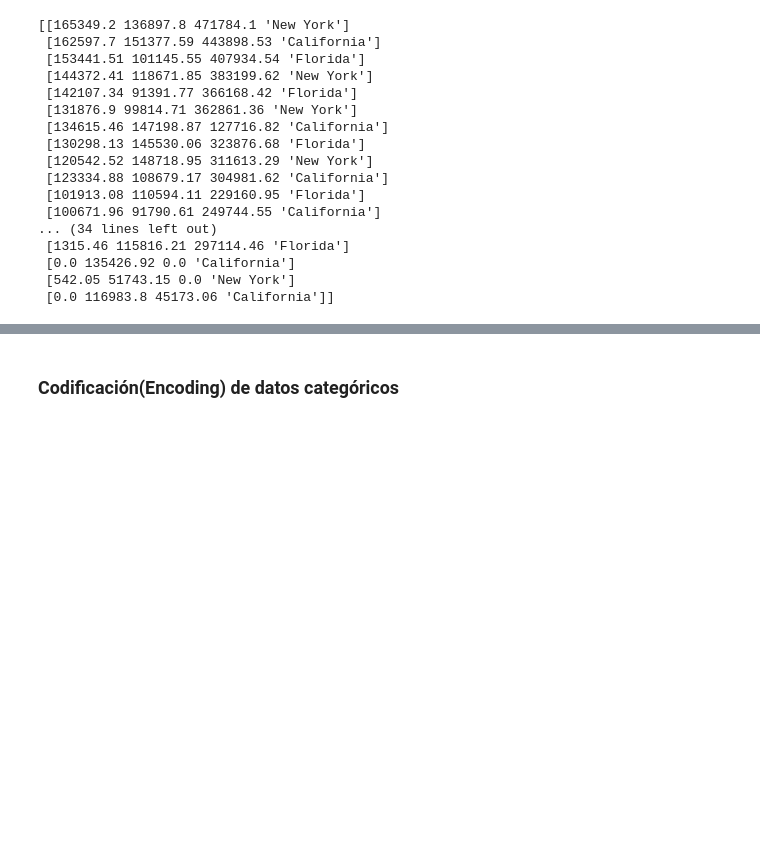
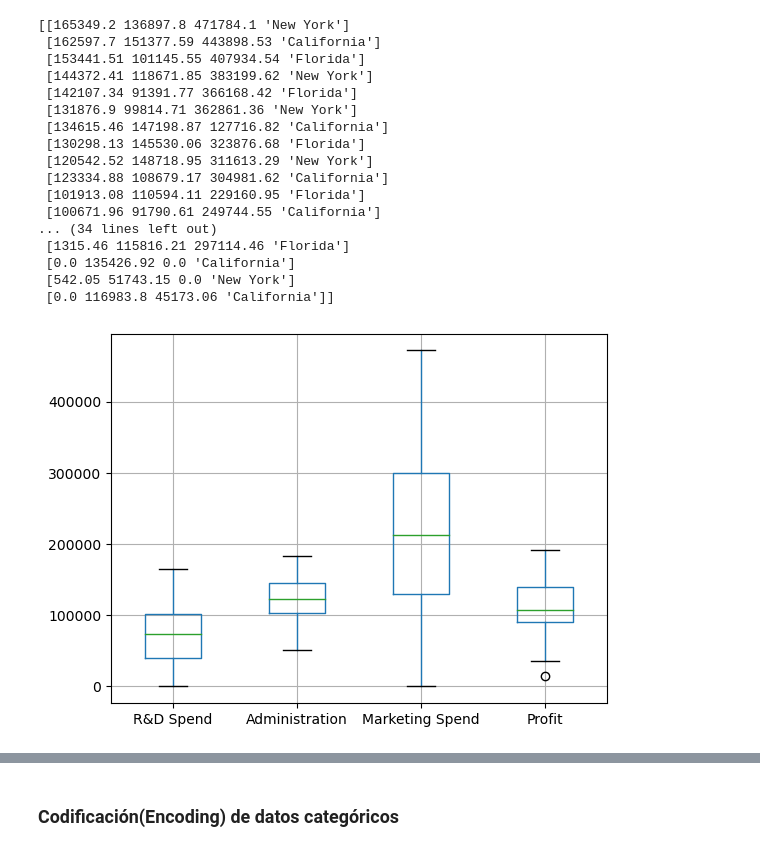
Before and after one commit to mich7095/analisis-estadistico-multivariado, a Jupyter notebook: practica_2/multiple_linear_regression.ipynb, the cells around one changed output, grey strips where cells are left out. Drawn from its saved outputs; the diff is of its cells as text; code cells hidden in the pictures; blank space fills up the shorter version.

Commit message:
Addding correlation analysis and plot

```diff
--- a/practica_2/multiple_linear_regression.ipynb
+++ b/practica_2/multiple_linear_regression.ipynb
@@ -40,3 +46,9 @@ print(X)
  [0.0 135426.92 0.0 'California']
  [542.05 51743.15 0.0 'New York']
  [0.0 116983.8 45173.06 'California']]
+# %%
+#Boxplot para entender la distribucion de cada variable
+dataset.boxplot()
+plt.show()
+# %% [output]
+[figure, added]
```
Also changed, not shown: parts of 3 cells of this notebook.
